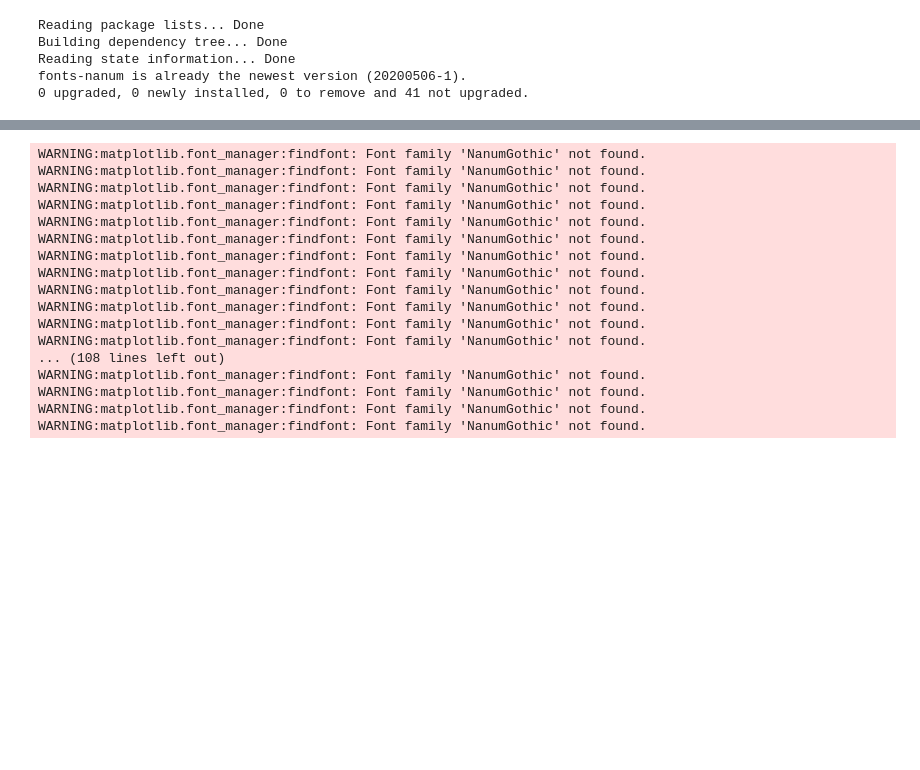
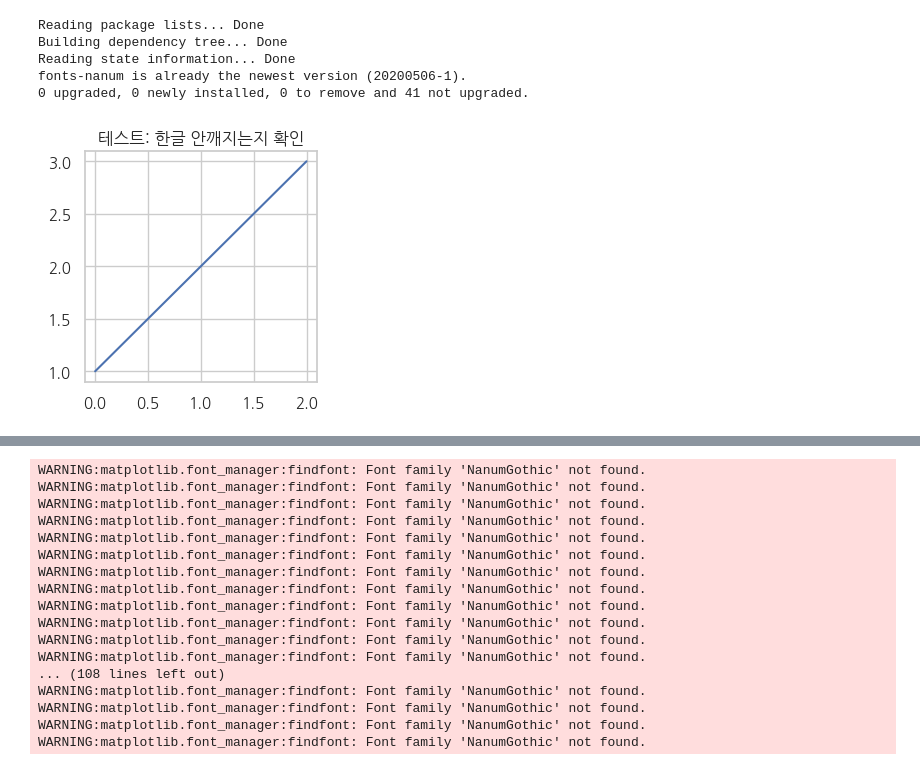
Before and after one commit to jangdain04-lab/TA_Airpods, a Jupyter notebook: TA_분석_jang.ipynb, the cells around one changed output, grey strips where cells are left out. Cells and saved outputs as stored; diff of their text form; code cells hidden in the pictures; blank space fills up the shorter version.

```diff
--- a/TA_분석_jang.ipynb
+++ b/TA_분석_jang.ipynb
@@ -508,6 +511,13 @@ Building dependency tree... Done
 Reading state information... Done
 fonts-nanum is already the newest version (20200506-1).
 0 upgraded, 0 newly installed, 0 to remove and 41 not upgraded.
+# %%
+plt.figure(figsize=(3,3))
+plt.title("테스트: 한글 안깨지는지 확인")
+plt.plot([1,2,3])
+plt.show()
+# %% [output]
+[figure, added]
 # %%
 f, ax = plt.subplots(figsize=(6, 15))
 limits = 30
```
Also changed, not shown: parts of 2 cells of this notebook.
